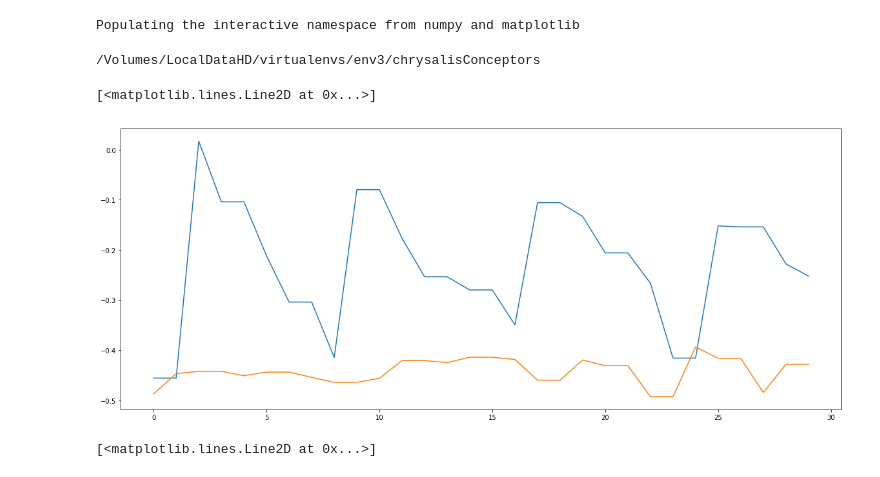
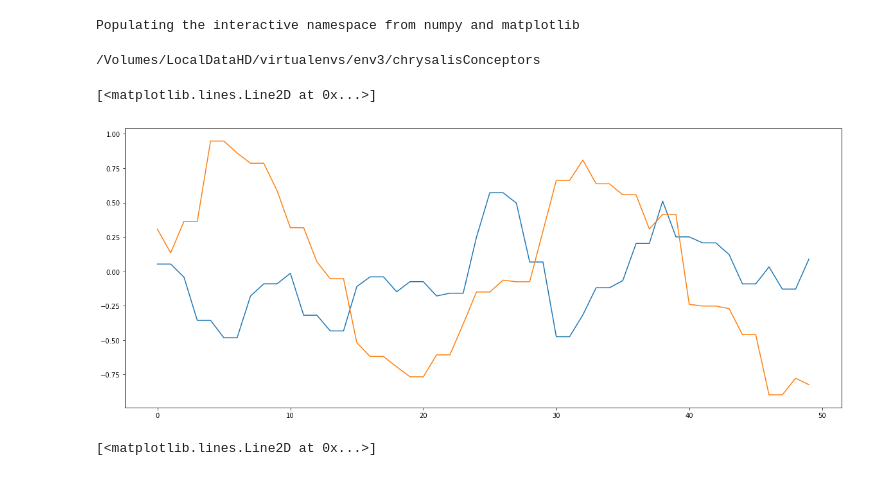
Before and after one commit to chriskiefer/chrysalisConceptors, a Jupyter notebook: Conceptor classification.ipynb, the cells around one changed output. Drawn from its saved outputs; the diff is of its cells as text; code cells hidden in the pictures.

```diff
--- a/Conceptor classification.ipynb
+++ b/Conceptor classification.ipynb
@@ -27,24 +27,26 @@ def generateInternalWeights(nInternalUnits, connectivity):
 # %%
 import os
 # get current working path
 cwd = os.getcwd()
 print( cwd )
 
 # load gesture 1
-gesture1 = np.loadtxt(cwd + '/workshop/gesturedata_0.txt')
-gesture2 = np.loadtxt(cwd + '/workshop/gesturedata_1.txt')
+# gesture1 = np.loadtxt(cwd + '/workshop/gesturedata_0.txt')
+# gesture2 = np.loadtxt(cwd + '/workshop/gesturedata_1.txt')
+gesture1 = np.loadtxt(cwd + '/supercollider/gesturedata_1_1.txt')
+gesture2 = np.loadtxt(cwd + '/supercollider/gesturedata_5_1.txt')
 
 # plot the two gestures
 figsize(20,8);
-gesture1 = gesture1 * 10 - 0.5
-gesture2 = gesture2 * 10 - 0.5
+gesture1 = (gesture1 * 250)
+gesture2 = (gesture2 * 250)
 
 plot( gesture1)
 plot( gesture2)
 # %% [output]
 /Volumes/LocalDataHD/virtualenvs/env3/chrysalisConceptors
 [<matplotlib.lines.Line2D at 0x...>]
-[figure, old version]
+[figure, new version]
 # %%
 #plot(np.tanh(np.random.randn(10)))
 def makeRandomWalk(len):
```
Also changed, not shown: parts of 1 cell of this notebook, 2 other files.
